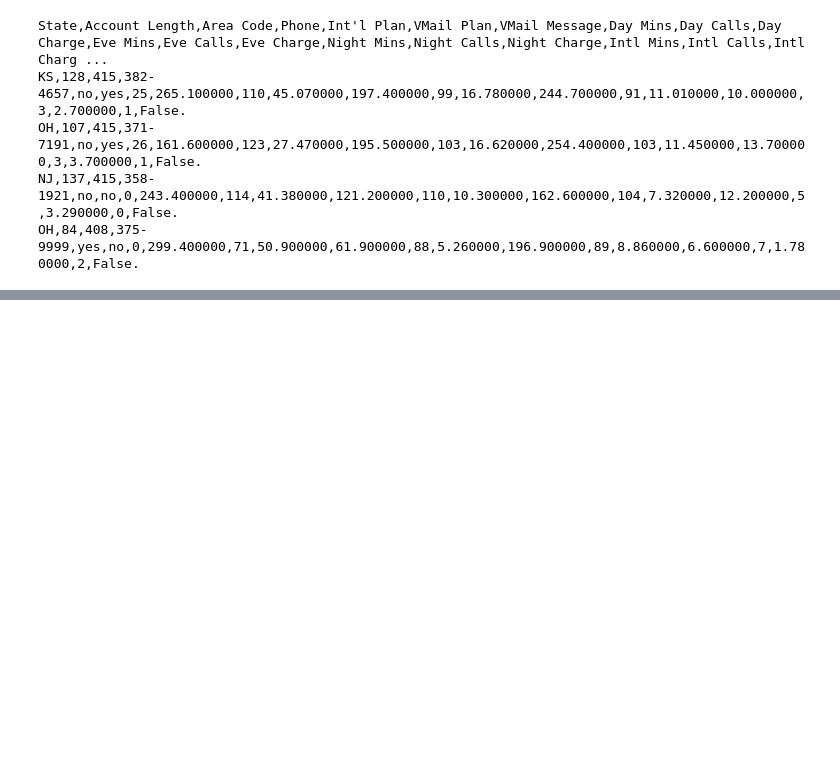
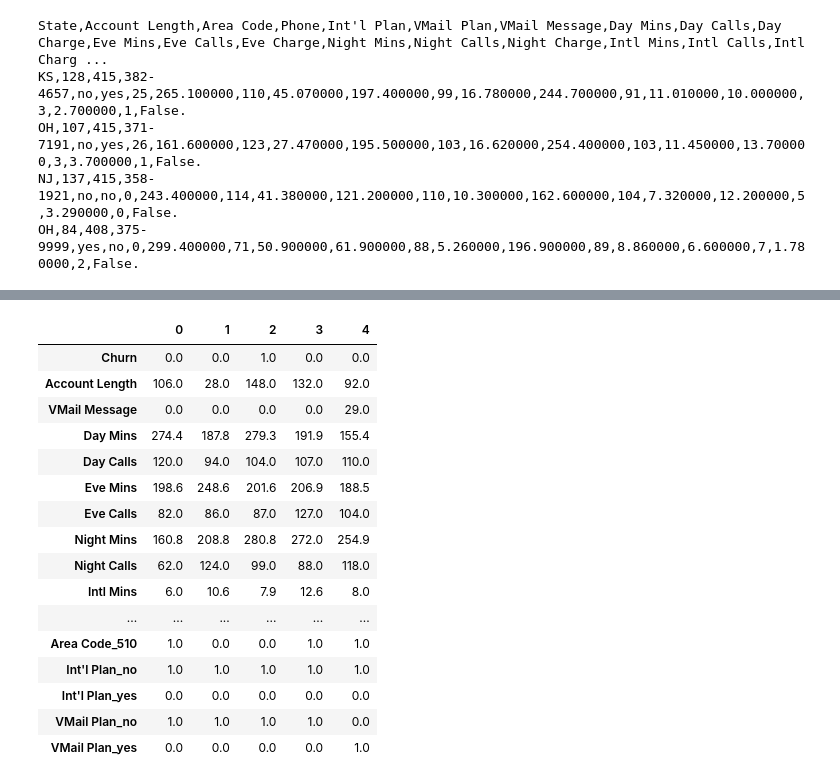
Before and after one commit to lpatruno/sagemaker-course, a Jupyter notebook: notebooks/processing.ipynb, the cells around one changed output, grey strips where cells are left out. Saved outputs shown, nothing was run; the diff lists cells and outputs as text; code cells hidden in the pictures; blank space fills up the shorter version.

```diff
--- a/notebooks/processing.ipynb
+++ b/notebooks/processing.ipynb
@@ -43,3 +156,24 @@ df.head()
+# %%
+proc_df = pd.read_csv('../data/churn/training-dataset-with-header.csv')
+proc_df.head().T
+# %% [output]
+|  | 0 | 1 | 2 | 3 | 4 |
+| Churn | 0.0 | 0.0 | 1.0 | 0.0 | 0.0 |
+| Account Length | 106.0 | 28.0 | 148.0 | 132.0 | 92.0 |
+| VMail Message | 0.0 | 0.0 | 0.0 | 0.0 | 29.0 |
+| Day Mins | 274.4 | 187.8 | 279.3 | 191.9 | 155.4 |
+| Day Calls | 120.0 | 94.0 | 104.0 | 107.0 | 110.0 |
+| Eve Mins | 198.6 | 248.6 | 201.6 | 206.9 | 188.5 |
+| Eve Calls | 82.0 | 86.0 | 87.0 | 127.0 | 104.0 |
+| Night Mins | 160.8 | 208.8 | 280.8 | 272.0 | 254.9 |
+| Night Calls | 62.0 | 124.0 | 99.0 | 88.0 | 118.0 |
+| Intl Mins | 6.0 | 10.6 | 7.9 | 12.6 | 8.0 |
+| ... | ... | ... | ... | ... | ... |
+| Area Code_510 | 1.0 | 0.0 | 0.0 | 1.0 | 1.0 |
+| Int'l Plan_no | 1.0 | 1.0 | 1.0 | 1.0 | 1.0 |
+| Int'l Plan_yes | 0.0 | 0.0 | 0.0 | 0.0 | 0.0 |
+| VMail Plan_no | 1.0 | 1.0 | 1.0 | 1.0 | 0.0 |
+| VMail Plan_yes | 0.0 | 0.0 | 0.0 | 0.0 | 1.0 |
 # %%
 # Save this to a file
 #%%writefile preprocessing.py
```
Also changed, not shown: parts of 9 cells of this notebook.
